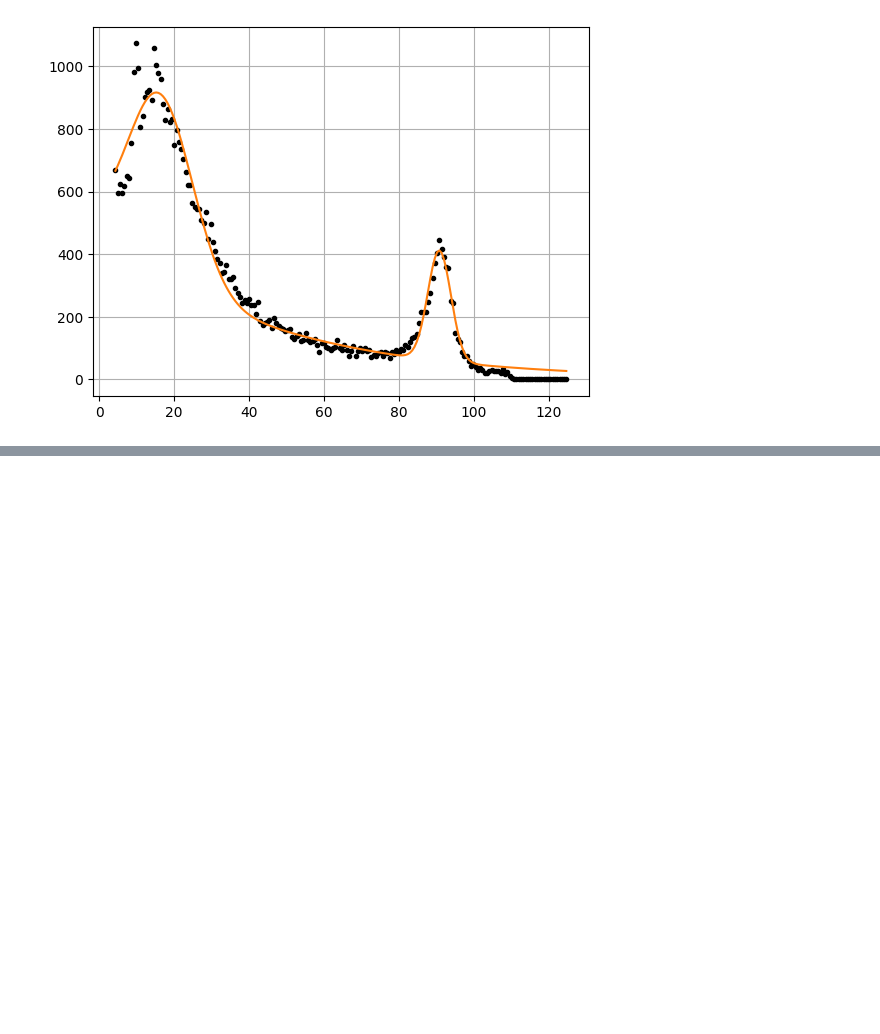
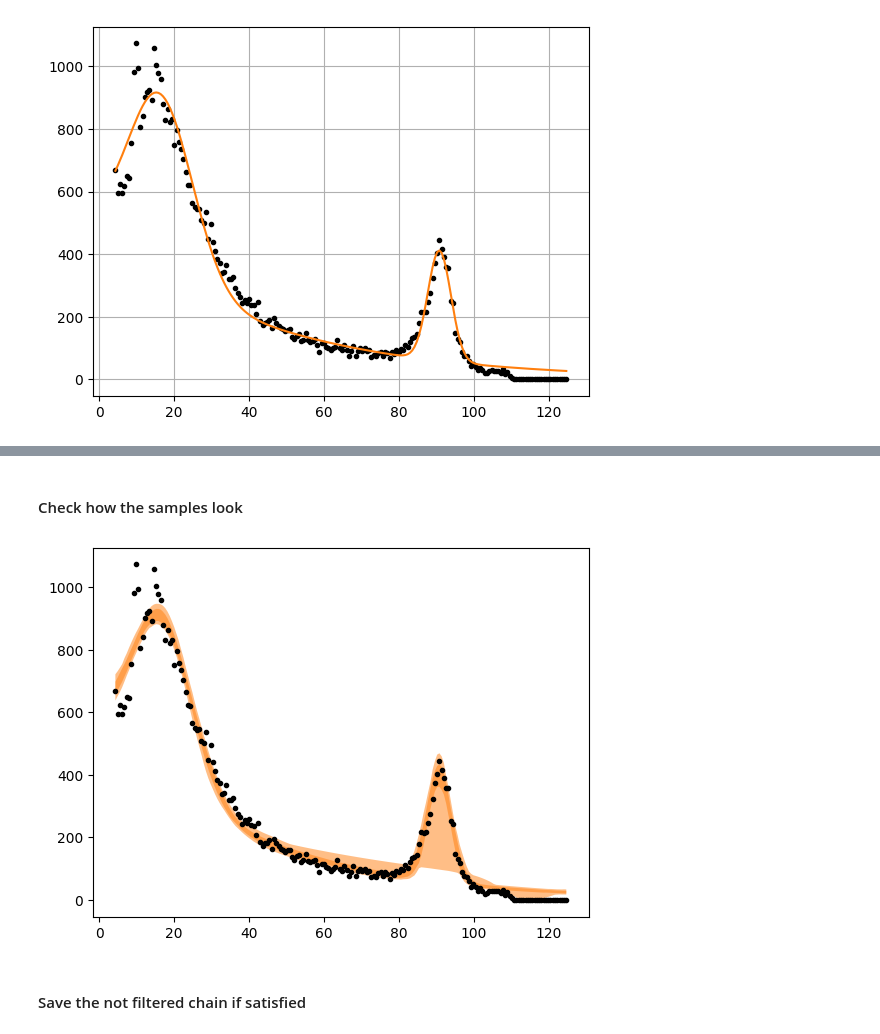
Before and after one commit to SanzianaStelea/Bayesian_Electron_Collision, a Jupyter notebook: bayesian_workflow_sanziana.ipynb, the cells around one changed output, grey strips where cells are left out. Drawn from its saved outputs; the diff is of its cells as text; code cells hidden in the pictures; blank space fills up the shorter version.

```diff
--- a/bayesian_workflow_sanziana.ipynb
+++ b/bayesian_workflow_sanziana.ipynb
@@ -161 +169,13 @@ fig.set_size_inches(14, 9)
+# %% [markdown]
+#### Check how the samples look
+# %%
+# Choose a small subsample of the chain for plotting purposes
+#chain = np.load('emcee_chain_gauss_exp_30_walker_1.npy')
+#chain = bm.process_chain(chain, discard=1000, thin=10, flat=True)
+
+model_predictive = bm.sample_posterior(x, y, chain, bm.model_gauss_exp)
+# %% [output]
+[figure, added]
+# %% [markdown]
+#### Save the not filtered chain if satisfied
 # %%
```
Also changed, not shown: parts of 11 cells of this notebook, 10 other files.
